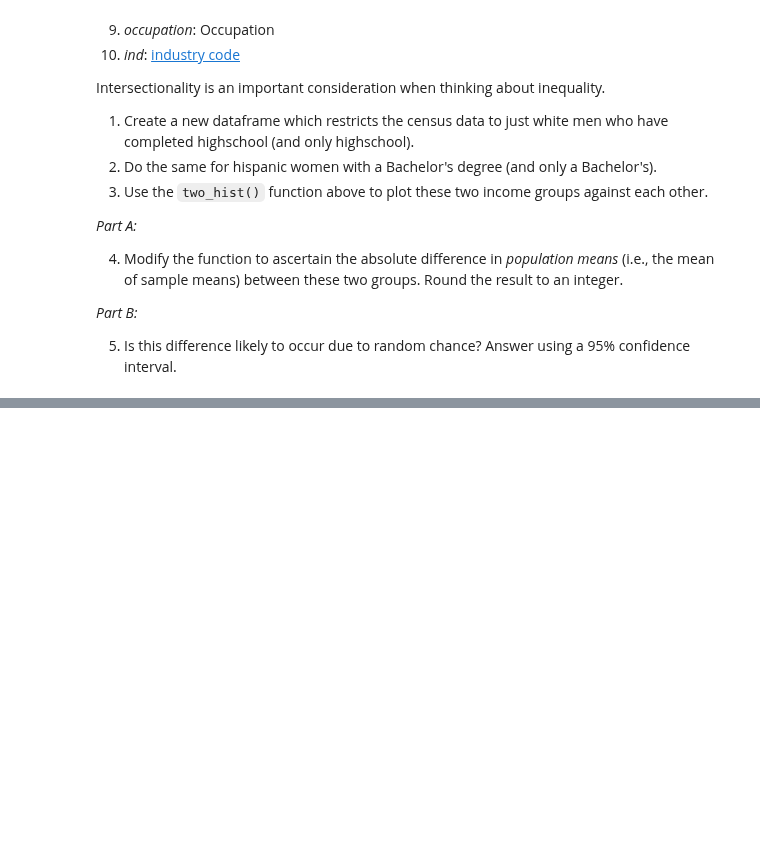
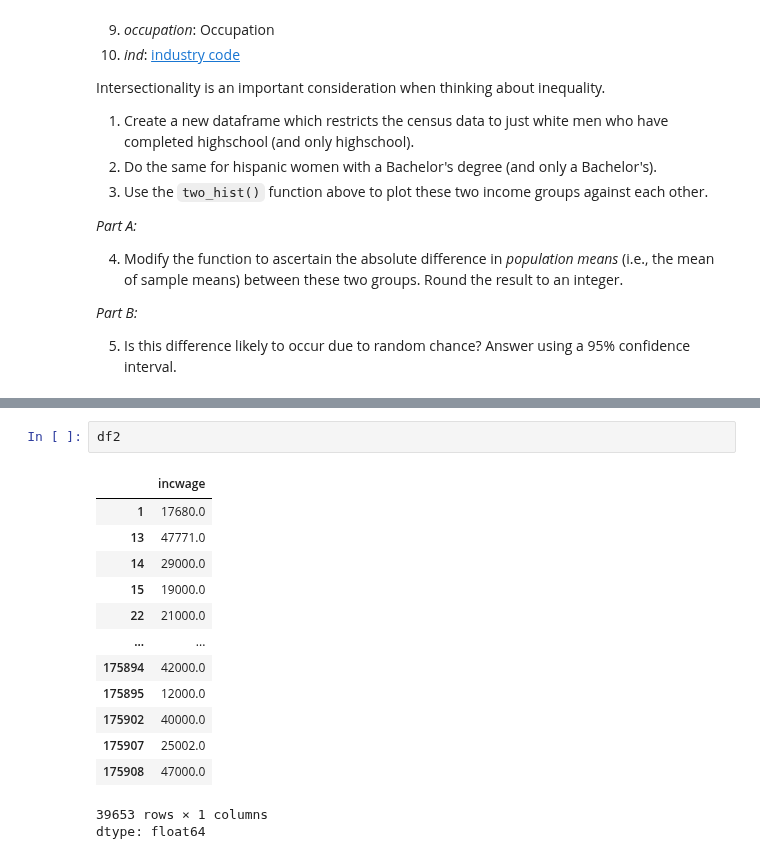
Before and after one commit to Lesiazhou/QM2, a Jupyter notebook: W5_Distributions_and_Basic_Statistics.ipynb, the cells around one changed output, grey strips where cells are left out. Cells and saved outputs as stored; diff of their text form; blank space fills up the shorter version.

```diff
--- a/W5_Distributions_and_Basic_Statistics.ipynb
+++ b/W5_Distributions_and_Basic_Statistics.ipynb
@@ -563,0 +685,17 @@ Intersectionality is an important consideration when thinking about inequality.
+# %%
+df2
+# %% [output]
+|  | incwage |
+| 1 | 17680.0 |
+| 13 | 47771.0 |
+| 14 | 29000.0 |
+| 15 | 19000.0 |
+| 22 | 21000.0 |
+| ... | ... |
+| 175894 | 42000.0 |
+| 175895 | 12000.0 |
+| 175902 | 40000.0 |
+| 175907 | 25002.0 |
+| 175908 | 47000.0 |
+39653 rows × 1 columns
+dtype: float64
```
Also changed, not shown: parts of 9 cells of this notebook.
